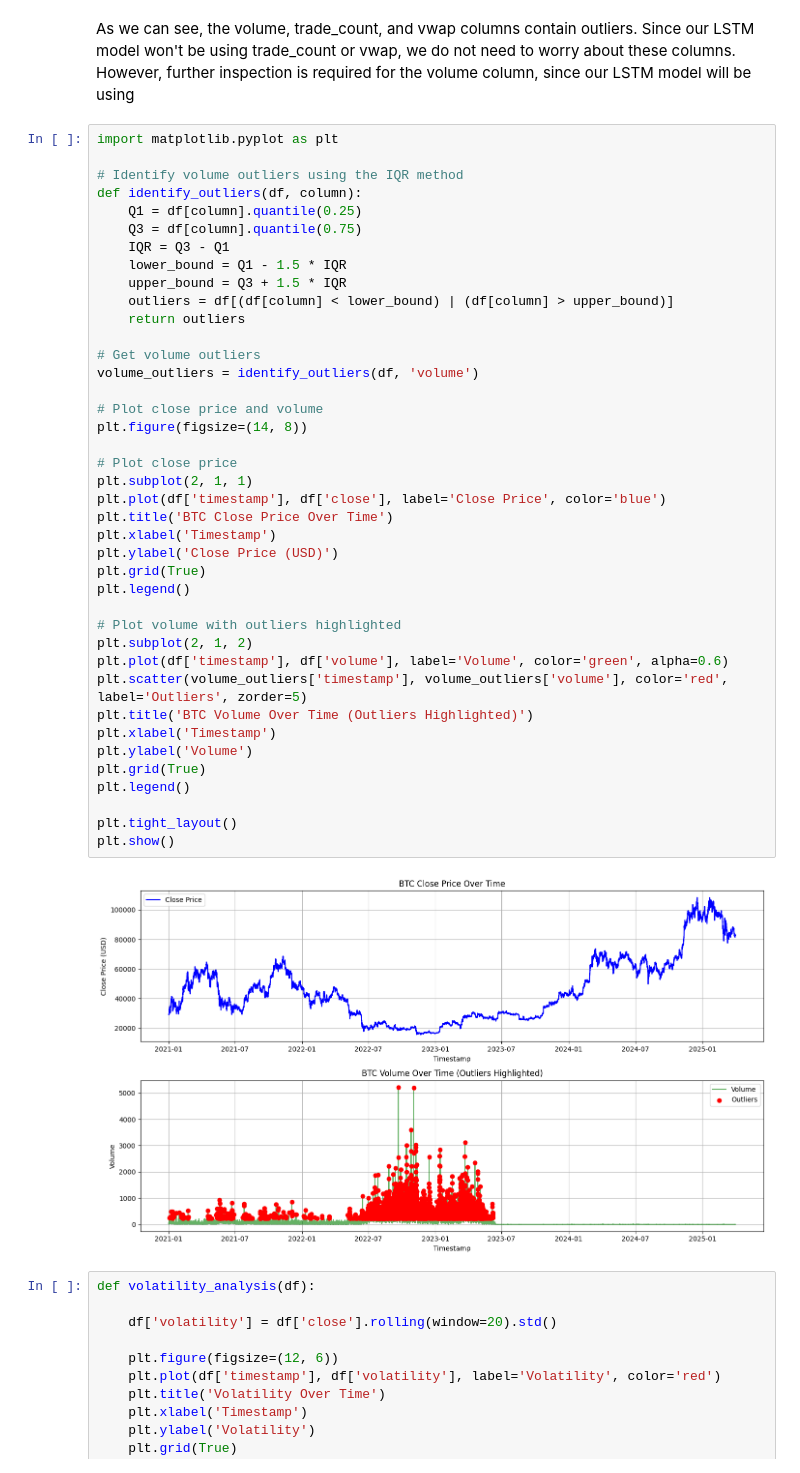
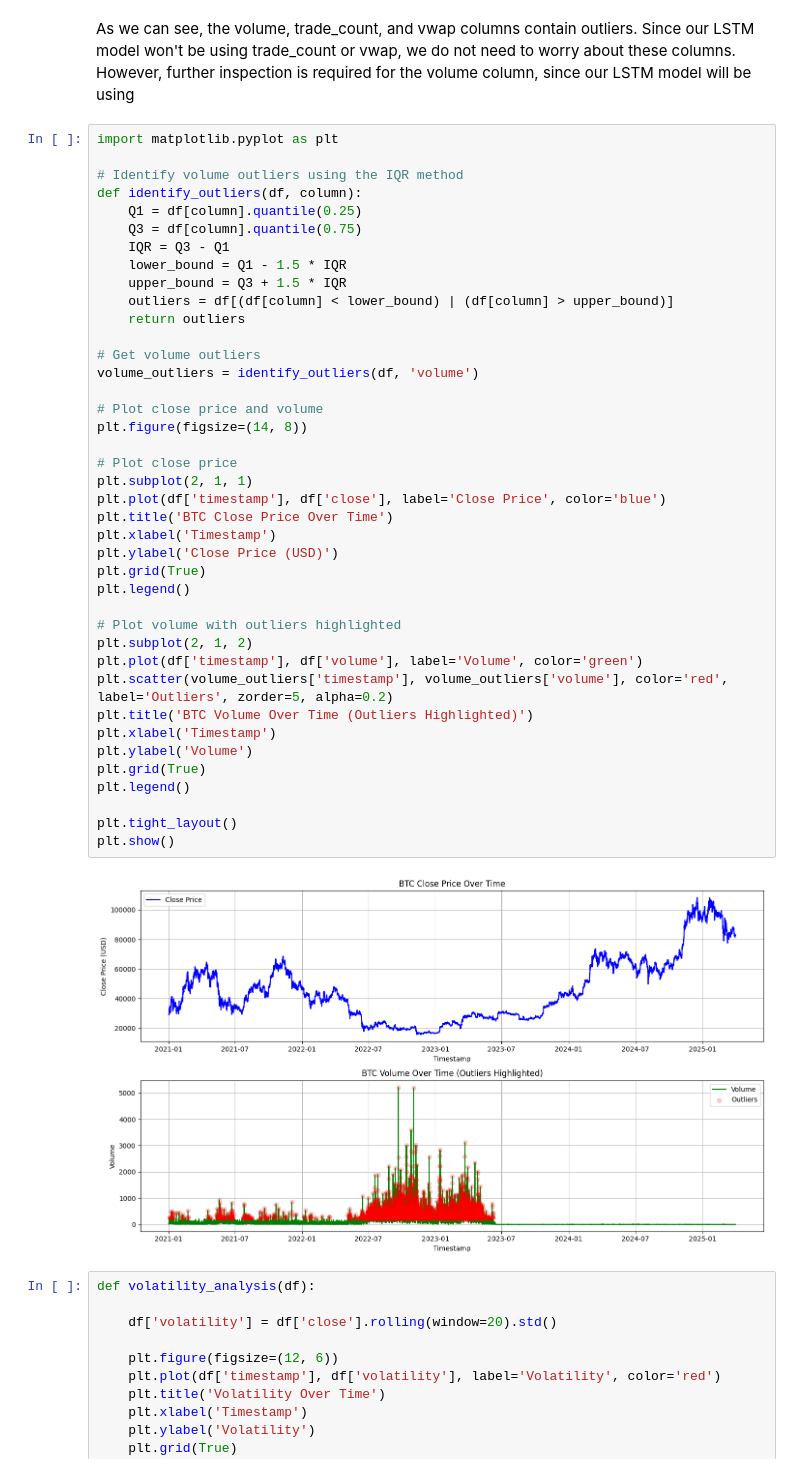
Before and after one commit to bobhampton/ML_Stock_Bot_with_Alpaca, a Jupyter notebook: Bob-LSTM.ipynb, the cells around one changed output. Saved outputs shown, nothing was run; the diff lists cells and outputs as text.

```diff
--- a/Bob-LSTM.ipynb
+++ b/Bob-LSTM.ipynb
@@ -143,36 +143,36 @@ def identify_outliers(df, column):
     upper_bound = Q3 + 1.5 * IQR
     outliers = df[(df[column] < lower_bound) | (df[column] > upper_bound)]
     return outliers
 
 # Get volume outliers
 volume_outliers = identify_outliers(df, 'volume')
 
 # Plot close price and volume
 plt.figure(figsize=(14, 8))
 
 # Plot close price
 plt.subplot(2, 1, 1)
 plt.plot(df['timestamp'], df['close'], label='Close Price', color='blue')
 plt.title('BTC Close Price Over Time')
 plt.xlabel('Timestamp')
 plt.ylabel('Close Price (USD)')
 plt.grid(True)
 plt.legend()
 
 # Plot volume with outliers highlighted
 plt.subplot(2, 1, 2)
-plt.plot(df['timestamp'], df['volume'], label='Volume', color='green', alpha=0.6)
-plt.scatter(volume_outliers['timestamp'], volume_outliers['volume'], color='red', label='Outliers', zorder=5)
+plt.plot(df['timestamp'], df['volume'], label='Volume', color='green')
+plt.scatter(volume_outliers['timestamp'], volume_outliers['volume'], color='red', label='Outliers', zorder=5, alpha=0.2)
 plt.title('BTC Volume Over Time (Outliers Highlighted)')
 plt.xlabel('Timestamp')
 plt.ylabel('Volume')
 plt.grid(True)
 plt.legend()
 
 plt.tight_layout()
 plt.show()
 # %% [output]
-[figure, old version]
+[figure, new version]
 # %%
 def volatility_analysis(df):
 
```
Also changed, not shown: parts of 3 cells of this notebook, 7 other files.
